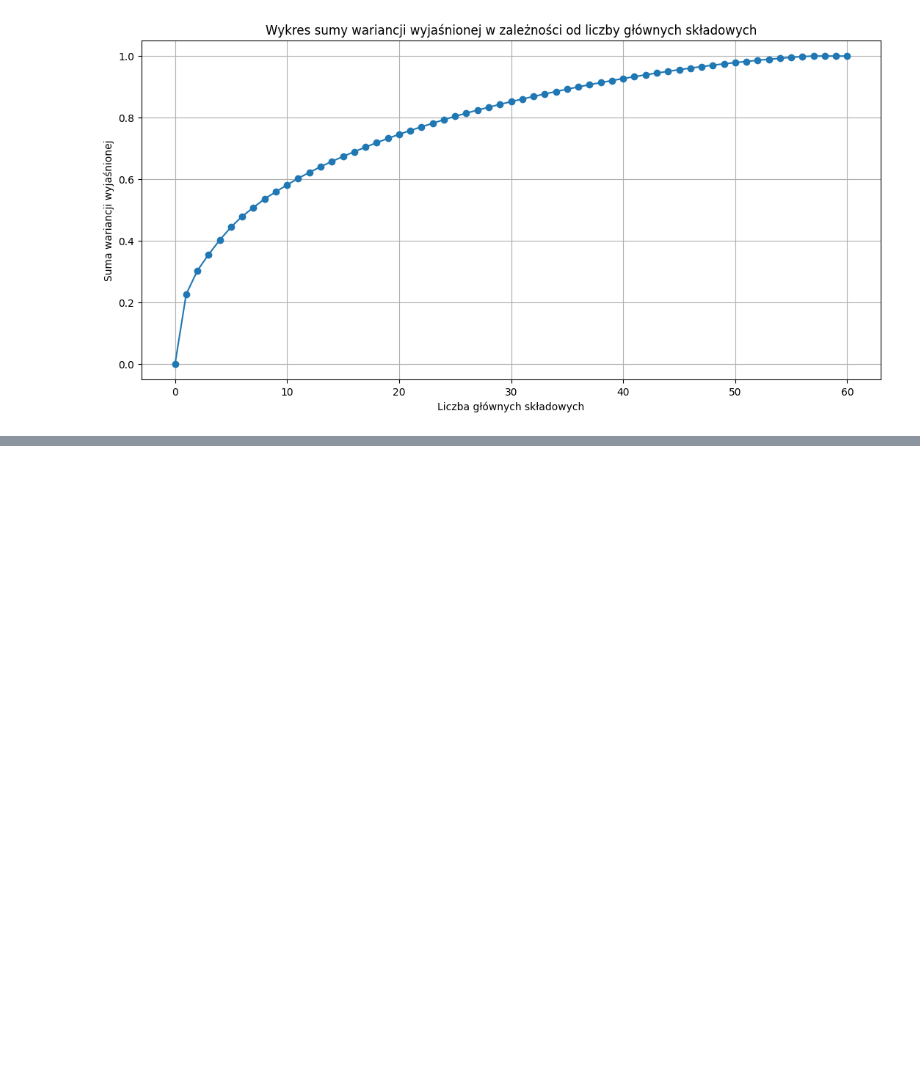
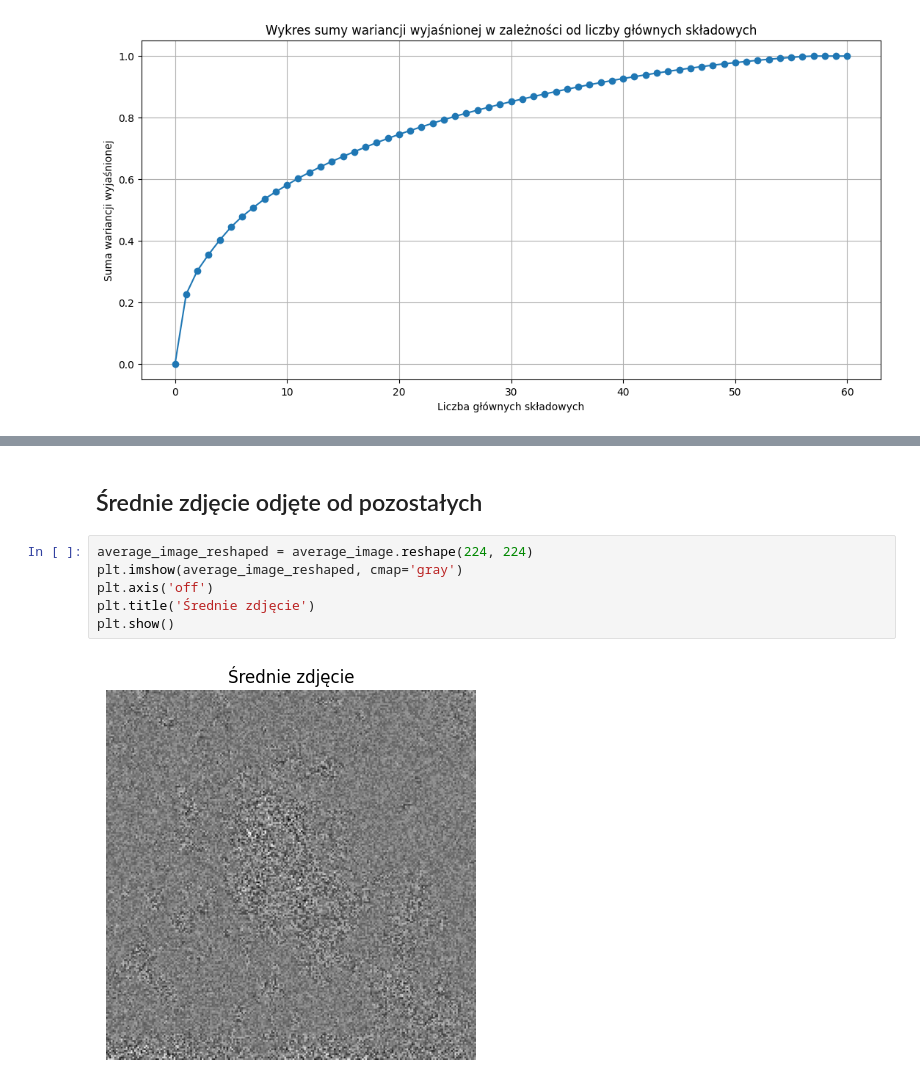
Before and after one commit to uqsz/machine_learning, a Jupyter notebook: lab2/lab2-kod.ipynb, the cells around one changed output, grey strips where cells are left out. Saved outputs shown, nothing was run; the diff lists cells and outputs as text; blank space fills up the shorter version.

```diff
--- a/lab2/lab2-kod.ipynb
+++ b/lab2/lab2-kod.ipynb
@@ -76,0 +91,10 @@ plt.savefig("graphs/var_sum.png")
+# %% [markdown]
+## Średnie zdjęcie odjęte od pozostałych
+# %%
+average_image_reshaped = average_image.reshape(224, 224)
+plt.imshow(average_image_reshaped, cmap='gray')
+plt.axis('off')
+plt.title('Średnie zdjęcie')
+plt.show()
+# %% [output]
+[figure, added]
```
Also changed, not shown: parts of 6 cells of this notebook, 4 other files.
